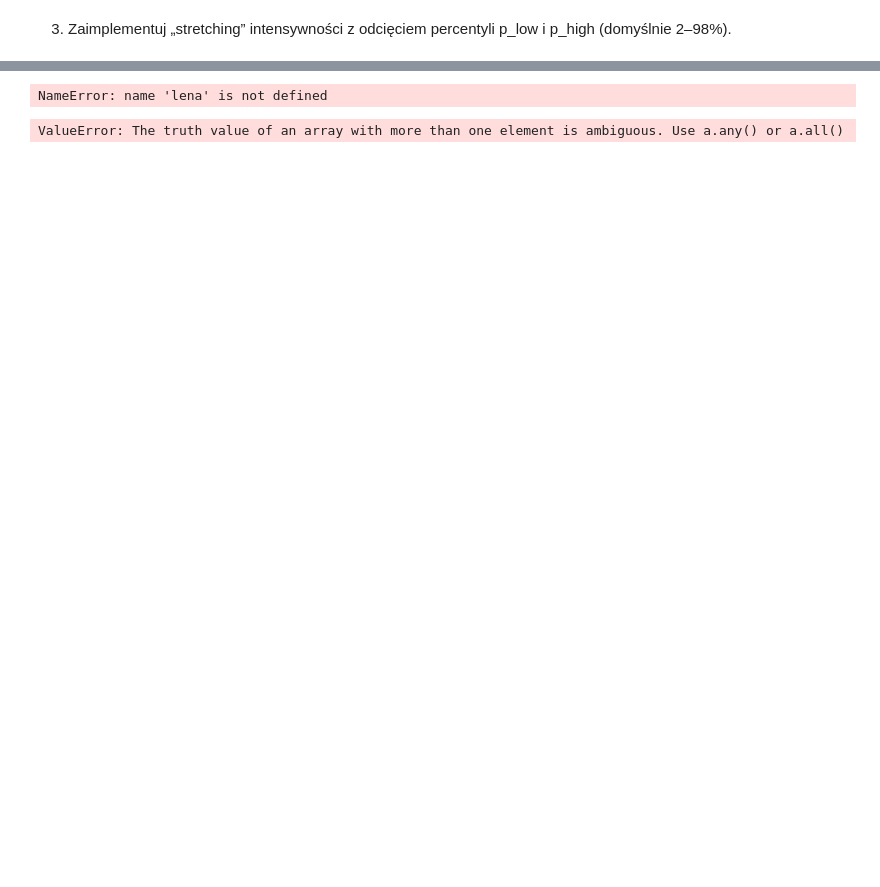
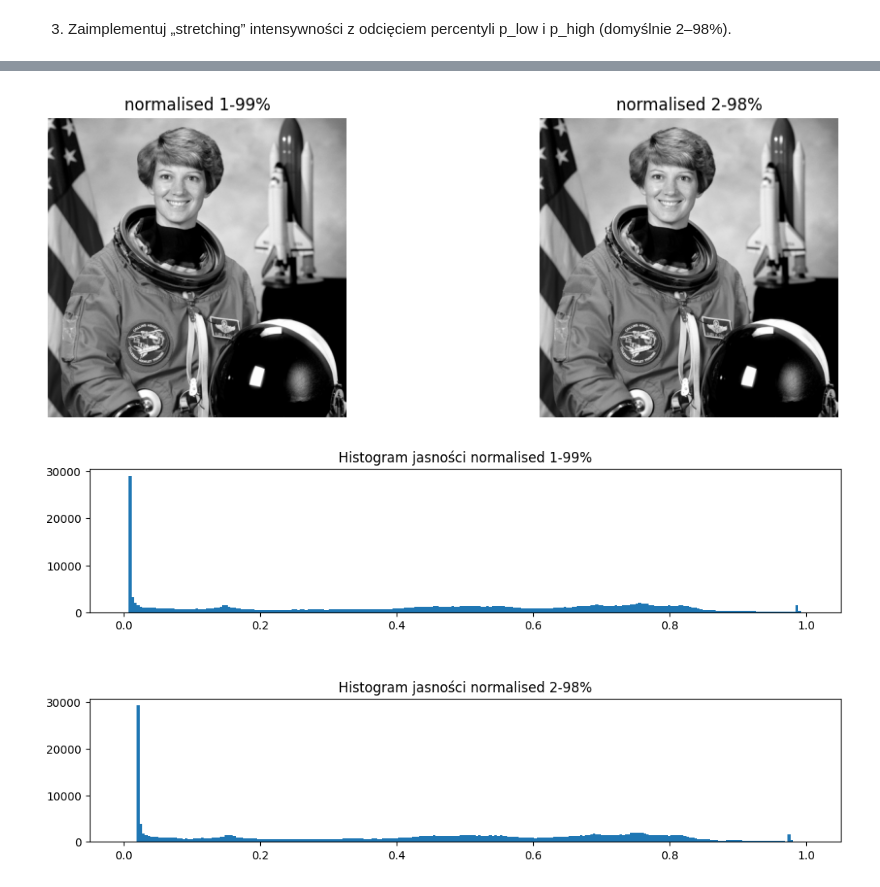
Before and after one commit to AdrianGlanowski/Przetwarzanie_i_analiza_obrazow, a Jupyter notebook: lab1/Lab1_praktyka.ipynb, the cells around one changed output, grey strips where cells are left out. Drawn from its saved outputs; the diff is of its cells as text; code cells hidden in the pictures; blank space fills up the shorter version.

```diff
--- a/lab1/Lab1_praktyka.ipynb
+++ b/lab1/Lab1_praktyka.ipynb
@@ -105,59 +134,9 @@ Wskazówki. skimage.exposure.histogram, exposure.rescale_intensity, matplotlib
 # %%
-# Wczytaj obraz (RGB lub Gray) z skimage.data i/lub własny.
+norm_2_98 = streching(astronaut, lumination_of_colors)
+norm_1_99 = streching(astronaut, lumination_of_colors, 0.01, 0.99)
 
-gray = color.rgb2gray(astronaut)
-
-
-if astronaut.ndim == 2:
-    img_rgb = np.stack([astronaut]*3, axis=-1)  # Tworzy RGB z jednego kanału
-else:
-    img_rgb = astronaut[..., :3]  # Usuwa kanał alfa (jeśli istnieje), zachowując R, G, B
-
-# ============================================
-# a) Podgląd RGB i kanałów R / G / B
-# ============================================
-# Wyodrębnienie poszczególnych kanałów koloru z obrazu RGB.
-r = img_rgb[..., 0]/256  # Kanał czerwony (Red)
-g = img_rgb[..., 1]/256  # Kanał zielony (Green)
-b = img_rgb[..., 2]/256  # Kanał niebieski (Blue)
-
-# Wyświetlenie oryginalnego obrazu RGB oraz trzech kanałów R, G, B obok siebie.
-# Kanały są pokazane w skali szarości, aby uwidocznić ich intensywność.
-images = [lena, gray, r, g, b]
-show_row(images,
-          ['RGB', 'GRAYSCALE', 'R', 'G', 'B'],
-          cmap=['gray', 'gray', 'gray', 'gray', 'gray'])
-
-# ============================================
-# b) Histogram jasności obrazu
-# ============================================
-# Konwersja z RGB do skali szarości – wykorzystuje wagowe przeliczenie ludzkiej percepcji jasności:
-# Y = 0.2125 * R + 0.7154 * G + 0.0721 * B
-# Wynik to obraz typu float z wartościami od 0 (czarny) do 1 (biały).
-
-# Rysowanie histogramu rozkładu jasności pikseli.
-# gray.ravel() spłaszcza obraz 2D do jednowymiarowej tablicy wszystkich wartości pikseli.
-
-
-def histogram_jasnosci(images):
-    for i, image in enumerate(images):
-        plt.figure()
-        if i == 0:
-            plt.hist(image.ravel(), bins=256, range=(0, 256))  # 256 przedziałów dla jasności od 0 do 1
-        else:
-            plt.hist(gray.ravel(), bins=256, range=(0, 1))  # 256 przedziałów dla jasności od 0 do 1
-        plt.title('Histogram jasności szarej')  # Tytuł wykresu
-
-
-histogram_jasnosci(images)
-plt.show()  # Wyświetlenie histogramu
-
-
-images = [lena, gray, ]
+show_row([norm_1_99, norm_2_98], ["normalised 1-99%", "normalised 2-98%"], cmap=["gray", "gray"])
+make_histograms([norm_1_99, norm_2_98], ["normalised 1-99%", "normalised 2-98%"])
 # %% [output]
-NameError: name 'lena' is not defined
+[figure, added]
+[figure, added]
-# %%
-for image in images:
-    image = exposure.rescale_intensity(image, (min(image), max(image)))
-# %% [output]
-ValueError: The truth value of an array with more than one element is ambiguous. Use a.any() or a.all()
```
Also changed, not shown: parts of 10 cells of this notebook.
